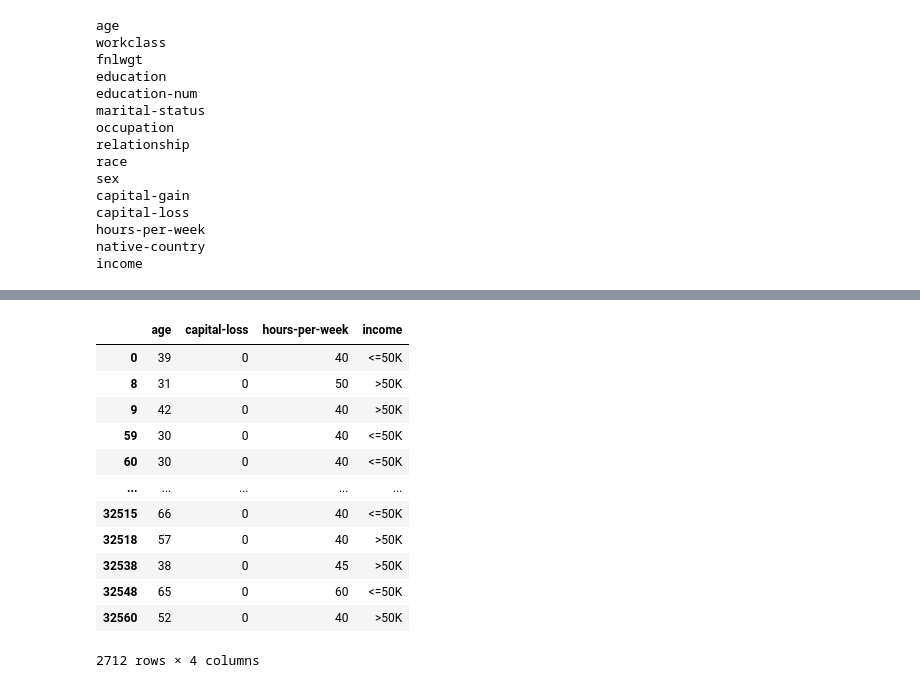
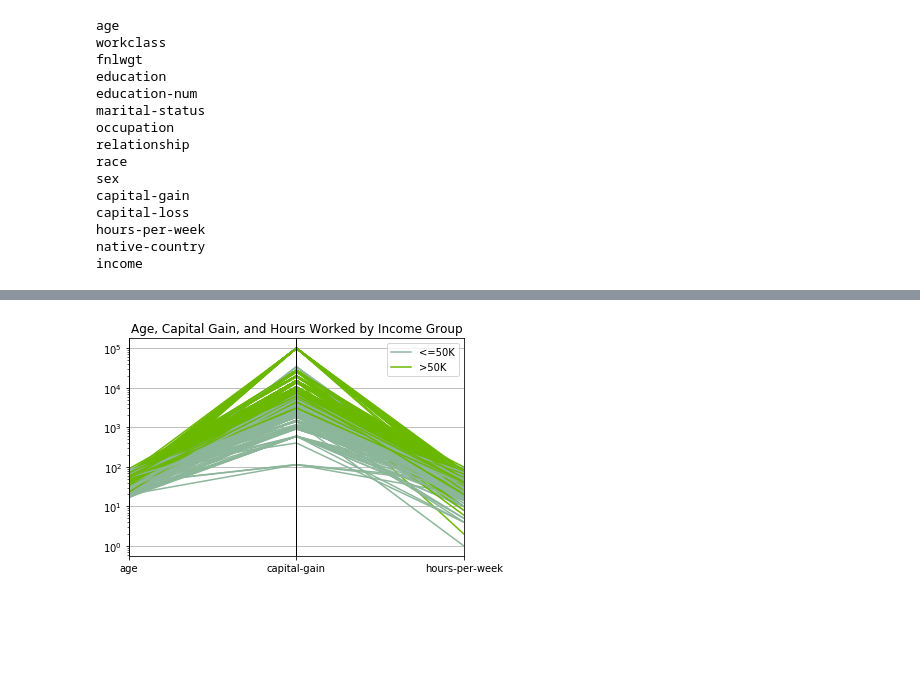
Before and after one commit to ShithiAhmed/census-income-data-visualization, a Jupyter notebook: project.ipynb, the cells around one changed output, grey strips where cells are left out. Saved outputs shown, nothing was run; the diff lists cells and outputs as text; code cells hidden in the pictures; blank space fills up the shorter version.

```diff
--- a/project.ipynb
+++ b/project.ipynb
@@ -177,17 +87,38 @@ plt.show()
-# %%
-df_filtered[["age", "capital-loss","hours-per-week", "income" ]]
-# %% [output]
-|  | age | capital-loss | hours-per-week | income |
-| 0 | 39 | 0 | 40 | <=50K |
-| 8 | 31 | 0 | 50 | >50K |
-| 9 | 42 | 0 | 40 | >50K |
-| 59 | 30 | 0 | 40 | <=50K |
-| 60 | 30 | 0 | 40 | <=50K |
-| ... | ... | ... | ... | ... |
-| 32515 | 66 | 0 | 40 | <=50K |
-| 32518 | 57 | 0 | 40 | >50K |
-| 32538 | 38 | 0 | 45 | >50K |
-| 32548 | 65 | 0 | 60 | <=50K |
-| 32560 | 52 | 0 | 40 | >50K |
-2712 rows × 4 columns
+# %%
+# Scenario 2:
+# Check whether age, capital gain, and hours worked per week
+# show different patterns for people earning <=50K vs >50K.
+
+# Keep only the columns needed for this analysis.
+df_scenario2 = df_filtered[
+    ["age", "capital-gain", "hours-per-week", "income"]
+].copy()
+
+# Remove rows where capital gain is 0.
+
+df_scenario2 = df_scenario2[
+    df_scenario2["capital-gain"] != 0
+]
+
+# Randomly select 1000 rows so the graph does not become too crowded.
+sample_df = df_scenario2.sample(1000)
+
+
+pd.plotting.parallel_coordinates(
+    sample_df,
+    class_column="income",
+    cols=["age", "capital-gain", "hours-per-week"]
+)
+
+# Use a logarithmic scale because capital-gain values
+# have a very large range.
+plt.yscale("log")
+
+# Add a title.
+plt.title("Age, Capital Gain, and Hours Worked by Income Group")
+
+# Display the graph.
+plt.show()
+# %% [output]
+[figure, added]
 # %%
```
Also changed, not shown: parts of 12 cells of this notebook, 2 other files.
